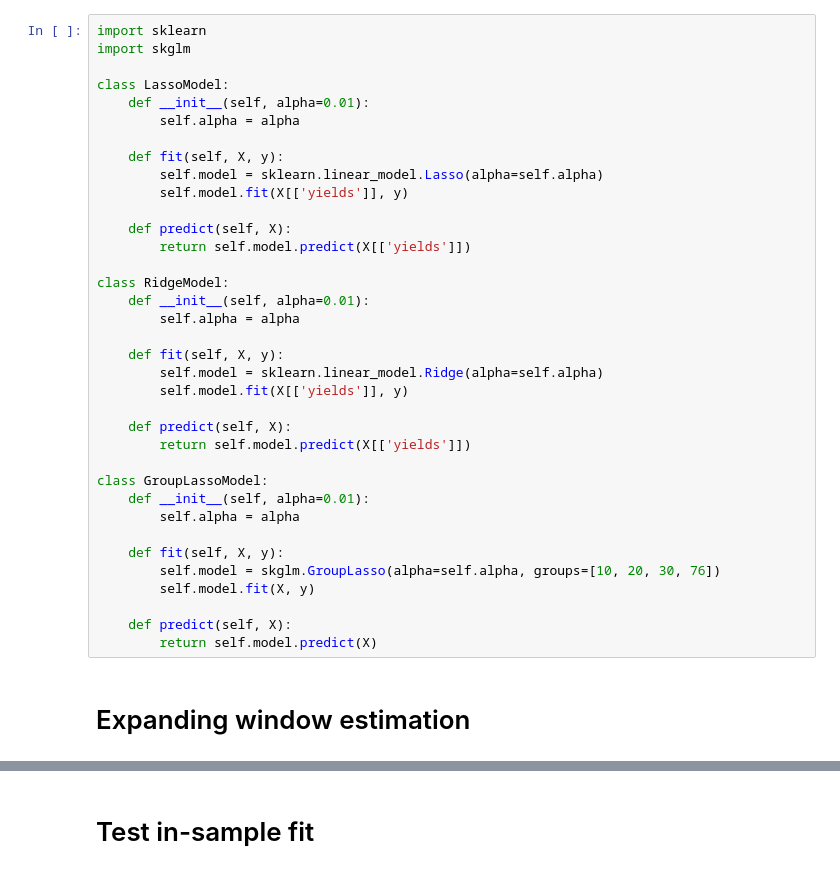
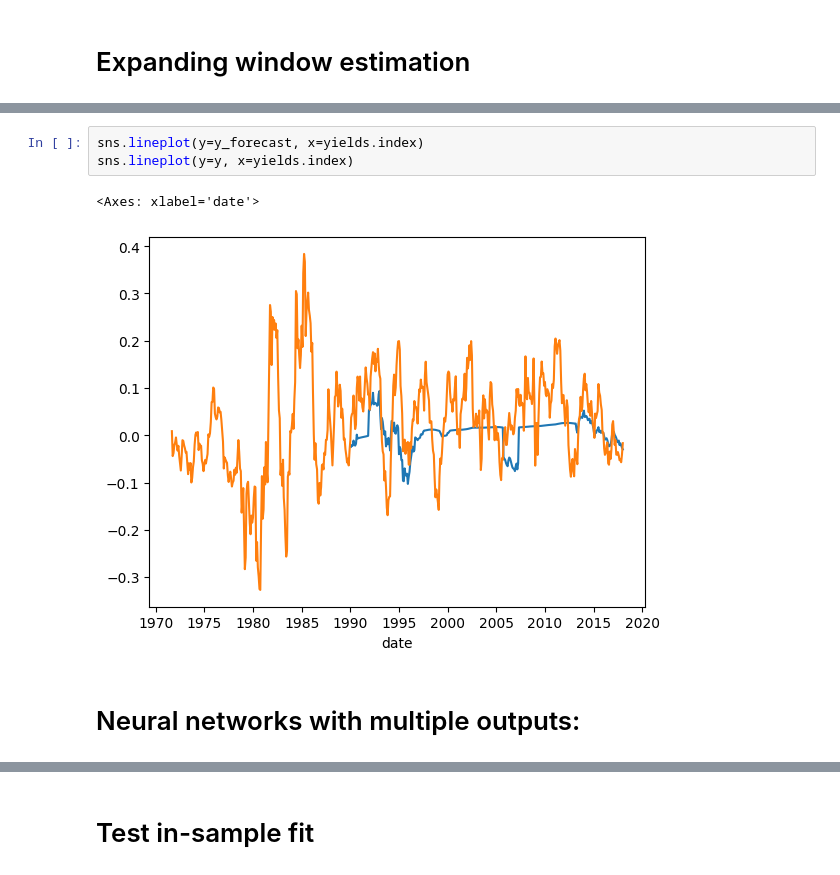
Before and after one commit to myliusen/TIO4900-Replication, a Jupyter notebook: notebooks/init.ipynb, the cells around one changed output, grey strips where cells are left out. Saved outputs shown, nothing was run; the diff lists cells and outputs as text.

```diff
--- a/notebooks/init.ipynb
+++ b/notebooks/init.ipynb
@@ -43,39 +59,3 @@ fred_md = fred_md.bfill()
-# %%
-import sklearn
-import skglm
-
-class LassoModel:
-    def __init__(self, alpha=0.01):
-        self.alpha = alpha
-
-    def fit(self, X, y):
-        self.model = sklearn.linear_model.Lasso(alpha=self.alpha)
-        self.model.fit(X[['yields']], y)
-
-    def predict(self, X):
-        return self.model.predict(X[['yields']])
-
-class RidgeModel:
-    def __init__(self, alpha=0.01):
-        self.alpha = alpha
-
-    def fit(self, X, y):
-        self.model = sklearn.linear_model.Ridge(alpha=self.alpha)
-        self.model.fit(X[['yields']], y)
-
-    def predict(self, X):
-        return self.model.predict(X[['yields']])
-
-class GroupLassoModel:
-    def __init__(self, alpha=0.01):
-        self.alpha = alpha
-
-    def fit(self, X, y):
-        self.model = skglm.GroupLasso(alpha=self.alpha, groups=[10, 20, 30, 76])
-        self.model.fit(X, y)
-
-    def predict(self, X):
-        return self.model.predict(X)
 # %% [markdown]
 # Expanding window estimation
 # %%
@@ -132,0 +120,8 @@ Running PCA...
+# %%
+sns.lineplot(y=y_forecast, x=yields.index)
+sns.lineplot(y=y, x=yields.index)
+# %% [output]
+<Axes: xlabel='date'>
+[figure, added]
+# %% [markdown]
+# Neural networks with multiple outputs:
```
Also changed, not shown: parts of 5 cells of this notebook, 6 other files.
